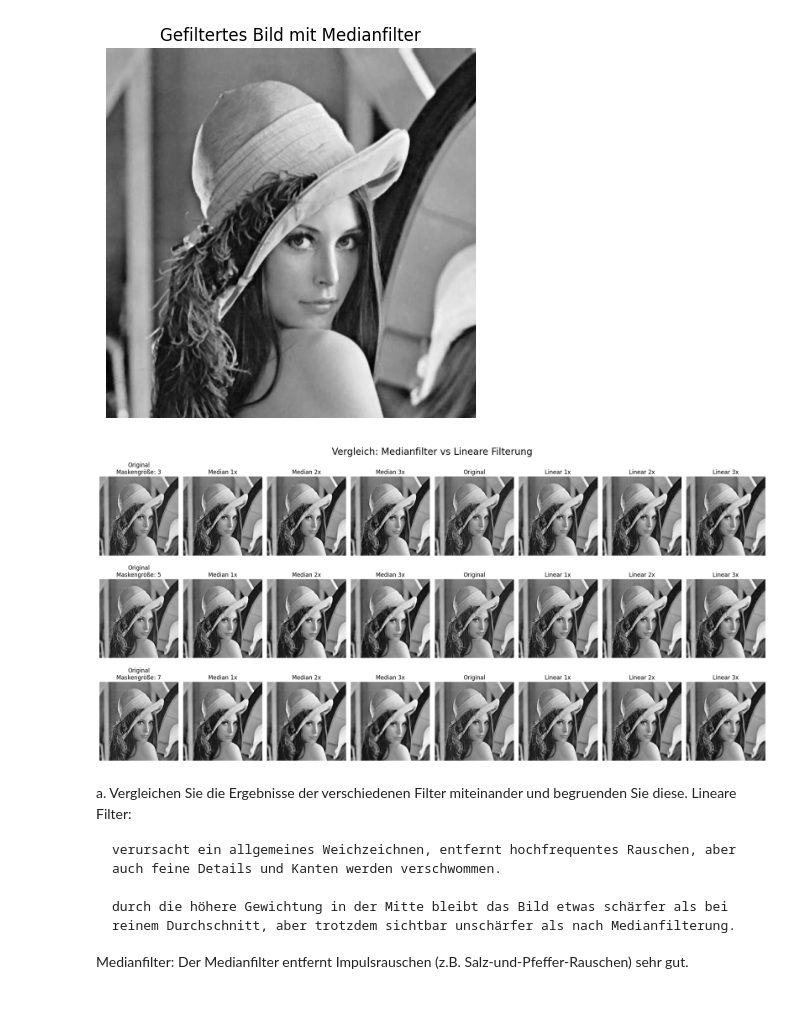
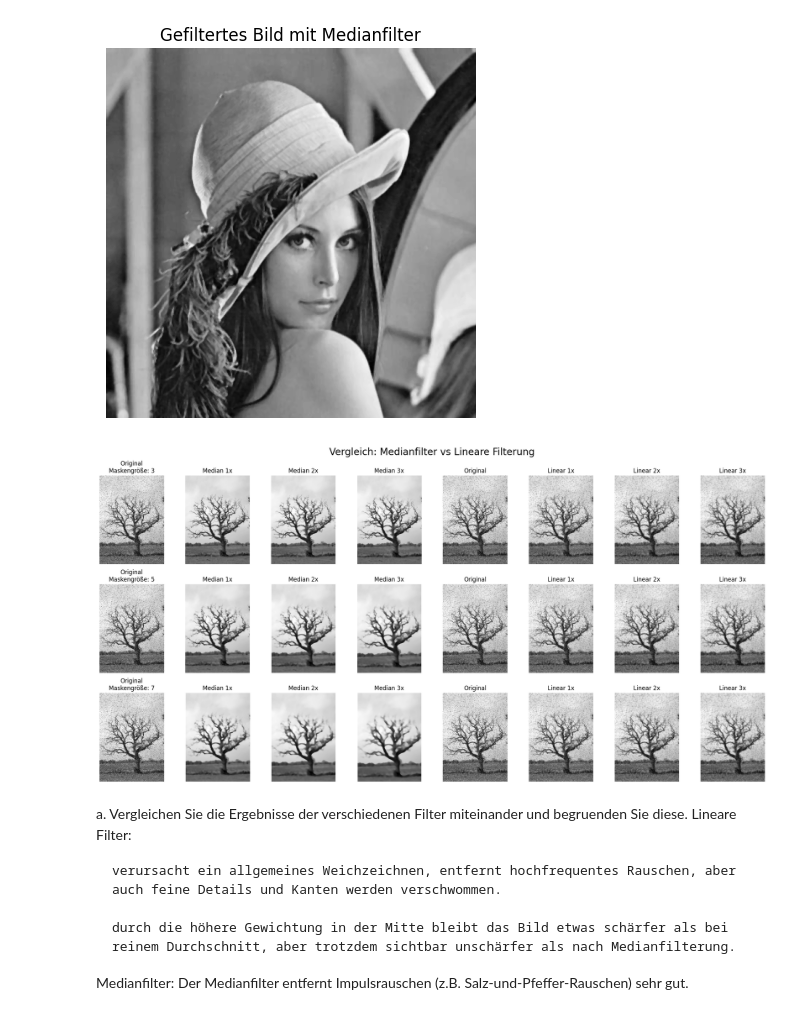
Before and after one commit to eFabi11/2D_Computergrafik_2025, a Jupyter notebook: Aufgabe3/2D_Aufgabe3.ipynb, the cells around one changed output. Drawn from its saved outputs; the diff is of its cells as text; code cells hidden in the pictures.

```diff
--- a/Aufgabe3/2D_Aufgabe3.ipynb
+++ b/Aufgabe3/2D_Aufgabe3.ipynb
@@ -223,8 +223,10 @@ plt.show()
 # %% [output]
 [figure]
 # %%
-img_rgbX = image_list[0]
-img_grayX = rgb_to_gray(img_rgbX)
+#img_rgbX = image_list[2]
+#img_grayX = rgb_to_gray(img_rgbX)
+#Für bilder img_list[1&2]
+img_grayX = image_list[2]
 
 # Filter-Parameter
 mask_sizes = [3, 5, 7]
@@ -238,34 +240,34 @@ fig, axes = plt.subplots(len(mask_sizes), 2*num_iterations+2, figsize=(20, 10))
 fig.suptitle('Vergleich: Medianfilter vs Lineare Filterung', fontsize=20)
 
 for idx, size in enumerate(mask_sizes):
     # Medianfilterung
     median_img = img_grayX.copy()
     for i in range(num_iterations+1):
         if i > 0:
             median_img = medianFilter(median_img, size, 1)  # bestehende Methode nutzen
         axes[idx, i].imshow(median_img, cmap='gray')
         axes[idx, i].axis('off')
         if i == 0:
             axes[idx, i].set_title(f'Original\nMaskengröße: {size}')
         else:
             axes[idx, i].set_title(f'Median {i}x')
 
     # Lineare Filterung
     linear_img = img_grayX.copy()
     for i in range(num_iterations+1):
         if i > 0:
             linear_img = apply_filter(linear_img, filter_matrix, 1)  # bestehende Methode nutzen
         axes[idx, i+num_iterations+1].imshow(linear_img, cmap='gray')
         axes[idx, i+num_iterations+1].axis('off')
         if i == 0:
             axes[idx, i+num_iterations+1].set_title('Original')
         else:
             axes[idx, i+num_iterations+1].set_title(f'Linear {i}x')
 
 plt.tight_layout()
 plt.show()
 # %% [output]
-[figure, old version]
+[figure, new version]
 # %% [markdown]
 a. Vergleichen Sie die Ergebnisse der verschiedenen Filter miteinander und begruenden Sie diese.
 Lineare Filter:
```
